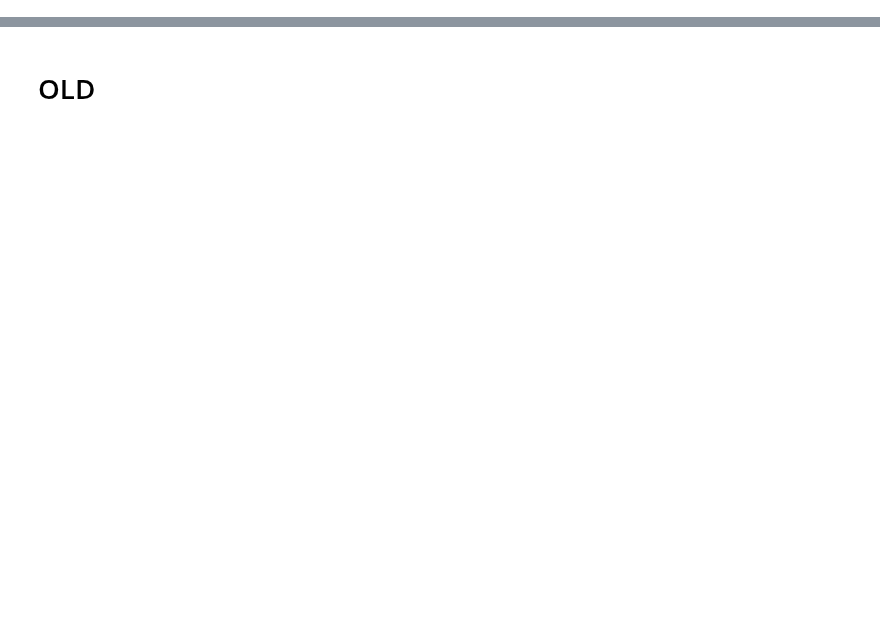
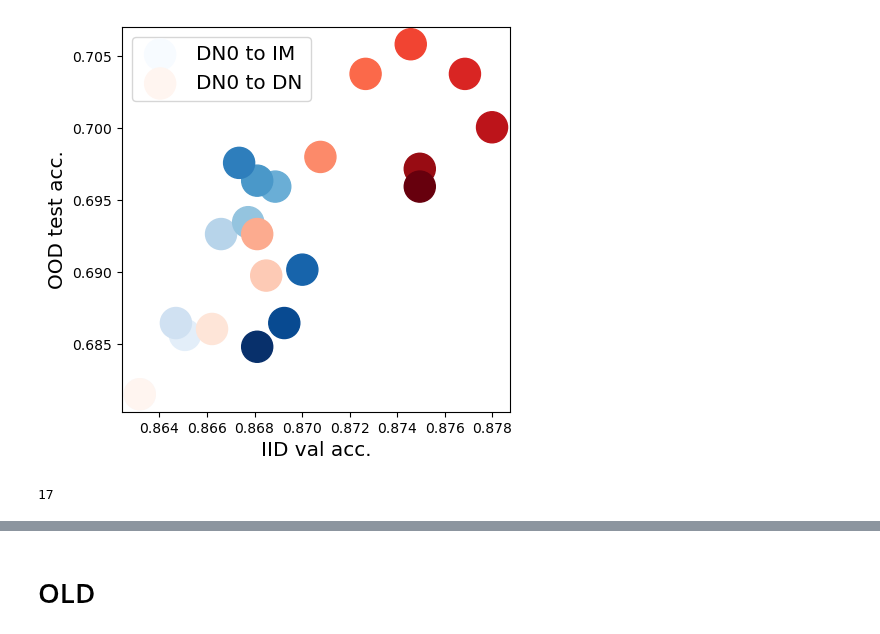
Before and after one commit to alexrame/domainbedv2, a Jupyter notebook: notebooks/diwa_diversity_versus_accuracy_home.ipynb, the cells around one changed output, grey strips where cells are left out. Saved outputs shown, nothing was run; the diff lists cells and outputs as text; code cells hidden in the pictures; blank space fills up the shorter version.

```diff
--- a/notebooks/diwa_diversity_versus_accuracy_home.ipynb
+++ b/notebooks/diwa_diversity_versus_accuracy_home.ipynb
@@ -106,0 +14,3 @@ fig = plot_diversity_aux(home0_div_rft.l, labels=home0_div_rft.labels, key="divr
+# %%
+from domainbed.codeplot import plot
+plot.plt.rcParams["figure.figsize"] = (5, 5)
@@ -106,0 +39,15 @@ fig = plot_diversity_aux(home0_div_rft.l, labels=home0_div_rft.labels, key="divr
+# %%
+list_indexes = 0+np.array([0, 3, 6, 9])
+list_indexes = 0+np.array([0, 3, 4, 5])
+list_indexes = 0+np.array([0, 12, 13, 14, 15, 16, 17])
+list_indexes = 0+np.array([13, 15])
+fig_dr = plot.plot_key(
+    home0_llm_idit_rank.l, key1="train_acc", key2="acc", labels=home0_llm_idit_rank.labels, order=0, loc="upper left",
+    list_indexes=list_indexes, keycolor="weighting", colors=["Blues", "Reds"]
+)
+# %% [output]
+[figure, added]
+# %%
+len(home0_llm_idit_filter.labels)
+# %% [output]
+17
```
Also changed, not shown: parts of 127 cells of this notebook, 15 other files.
